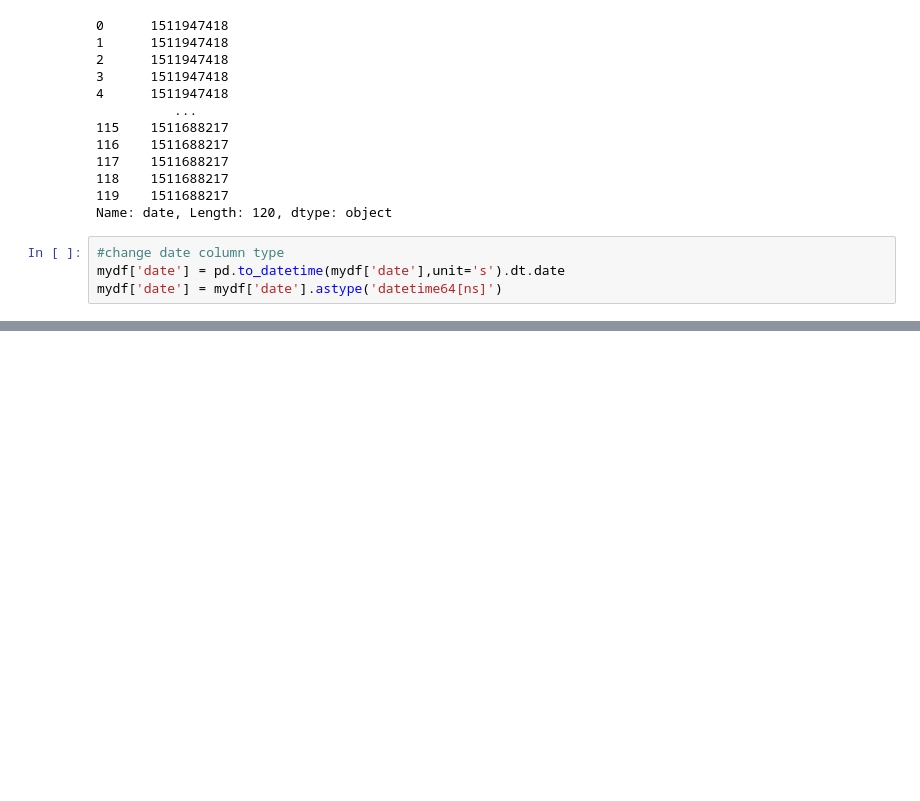
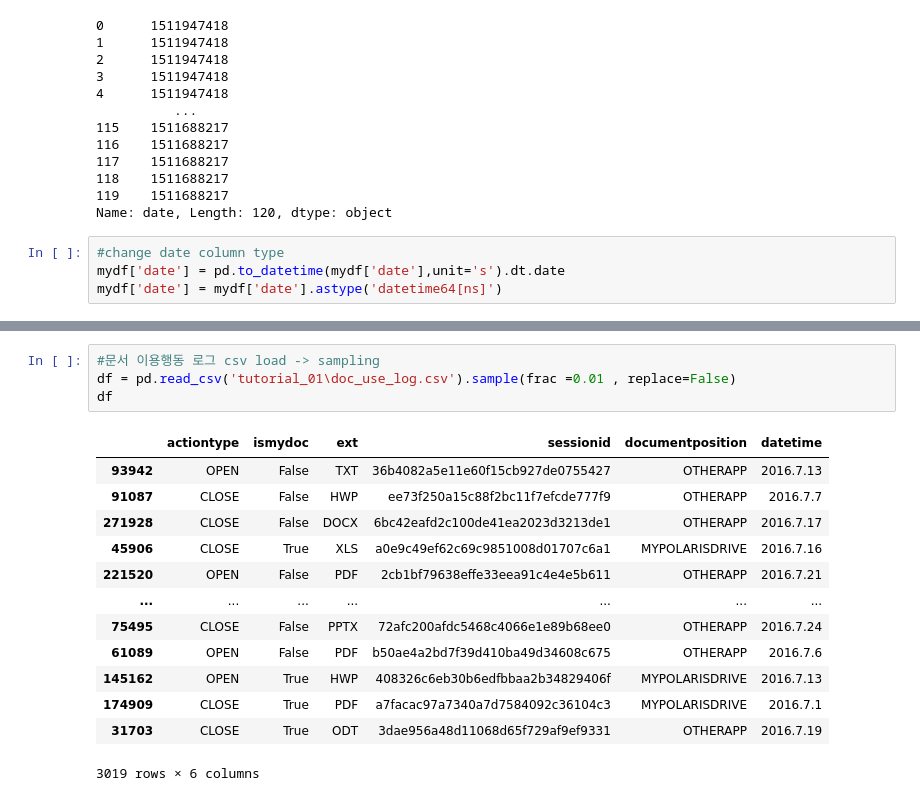
Before and after one commit to yulmu99/Analysis_practice, a Jupyter notebook: analysis practice/로그 데이터 분석/Training/Json_SQL.ipynb, the cells around one changed output, grey strips where cells are left out. Saved outputs shown, nothing was run; the diff lists cells and outputs as text; blank space fills up the shorter version.

```diff
--- a/analysis practice/로그 데이터 분석/Training/Json_SQL.ipynb
+++ b/analysis practice/로그 데이터 분석/Training/Json_SQL.ipynb
@@ -60,0 +70,18 @@ mydf['date'] = mydf['date'].astype('datetime64[ns]')
+# %%
+#문서 이용행동 로그 csv load -> sampling
+df = pd.read_csv('tutorial_01\doc_use_log.csv').sample(frac =0.01 , replace=False)
+df
+# %% [output]
+|  | actiontype | ismydoc | ext | sessionid | documentposition | datetime |
+| 93942 | OPEN | False | TXT | 36b4082a5e11e60f15cb927de0755427 | OTHERAPP | 2016.7.13 |
+| 91087 | CLOSE | False | HWP | ee73f250a15c88f2bc11f7efcde777f9 | OTHERAPP | 2016.7.7 |
+| 271928 | CLOSE | False | DOCX | 6bc42eafd2c100de41ea2023d3213de1 | OTHERAPP | 2016.7.17 |
+| 45906 | CLOSE | True | XLS | a0e9c49ef62c69c9851008d01707c6a1 | MYPOLARISDRIVE | 2016.7.16 |
+| 221520 | OPEN | False | PDF | 2cb1bf79638effe33eea91c4e4e5b611 | OTHERAPP | 2016.7.21 |
+| ... | ... | ... | ... | ... | ... | ... |
+| 75495 | CLOSE | False | PPTX | 72afc200afdc5468c4066e1e89b68ee0 | OTHERAPP | 2016.7.24 |
+| 61089 | OPEN | False | PDF | b50ae4a2bd7f39d410ba49d34608c675 | OTHERAPP | 2016.7.6 |
+| 145162 | OPEN | True | HWP | 408326c6eb30b6edfbbaa2b34829406f | MYPOLARISDRIVE | 2016.7.13 |
+| 174909 | CLOSE | True | PDF | a7facac97a7340a7d7584092c36104c3 | MYPOLARISDRIVE | 2016.7.1 |
+| 31703 | CLOSE | True | ODT | 3dae956a48d11068d65f729af9ef9331 | OTHERAPP | 2016.7.19 |
+3019 rows × 6 columns
```
Also changed, not shown: parts of 14 cells of this notebook.
